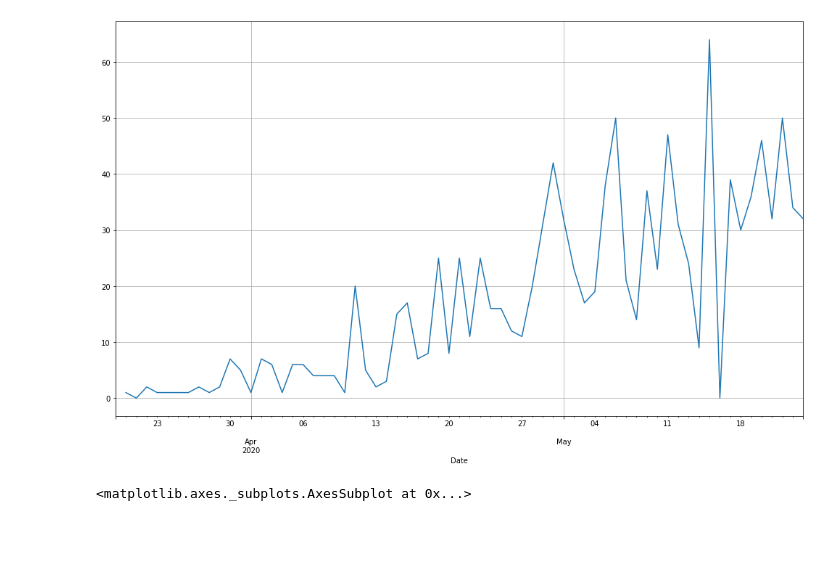
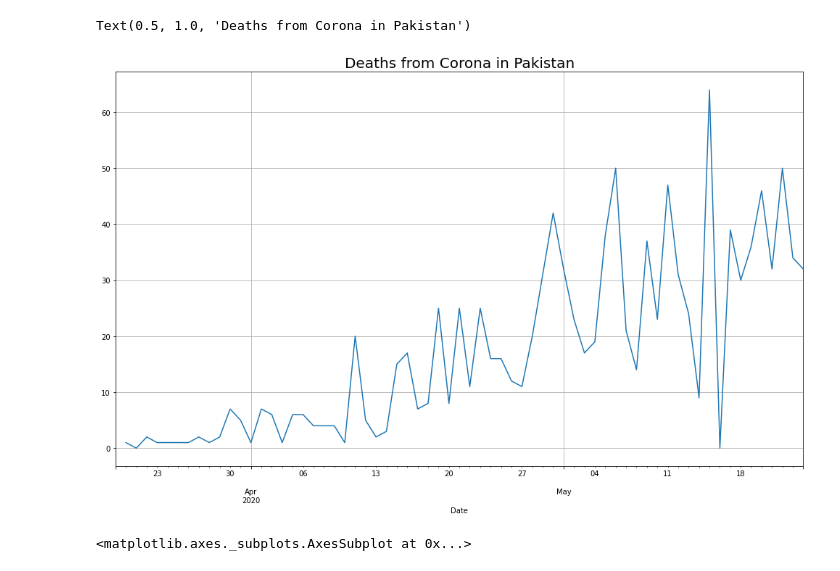
Before and after one commit to amirsaleem1990/Corona-Analysis, a Jupyter notebook: Corona Analysis.ipynb, the cells around one changed output. Drawn from its saved outputs; the diff is of its cells as text; code cells hidden in the pictures; blank space fills up the shorter version.

```diff
--- a/Corona Analysis.ipynb
+++ b/Corona Analysis.ipynb
@@ -10,8 +27,11 @@ df1 = df1[df1.Cases != 0]
 # %%
 df1.Cases.diff().plot(figsize=(17,10))
 plt.grid(1)
+plt.title("Deaths from Corona in Pakistan", fontsize=20)
+plt.ylabel("")
 # %% [output]
+Text(0.5, 1.0, 'Deaths from Corona in Pakistan')
-[figure, old version]
+[figure, new version]
 # %%
 import pandas as pd
 import matplotlib.pyplot as plt
```
Also changed, not shown: parts of 1 cell of this notebook.
